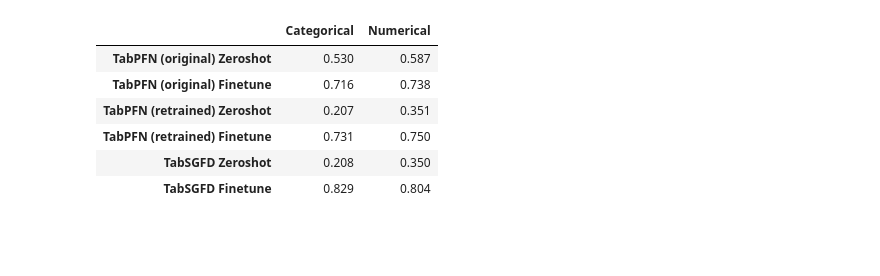
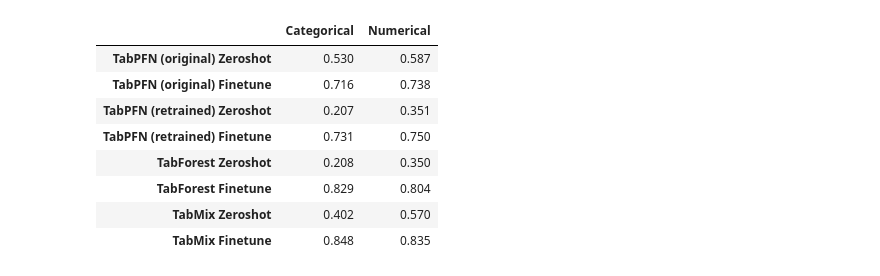
Before and after one commit to FelixdenBreejen/TabForestPFN, a Jupyter notebook: notebooks/analysis_whytrees_results.ipynb, the cells around one changed output. Cells and saved outputs as stored; diff of their text form; code cells hidden in the pictures; blank space fills up the shorter version.

```diff
--- a/notebooks/analysis_whytrees_results.ipynb
+++ b/notebooks/analysis_whytrees_results.ipynb
@@ -15,42 +15,48 @@ models = [
     ("TabPFN (original) Finetune", Path("outputs_done/whytrees_tabpfn_orig_finetune/tabpfn-default-categorical_classification")),
     ("TabPFN (retrained) Zeroshot", Path("outputs_done/whytrees_tabpfn_foun_zeroshot/foundation-default-categorical_classification")),
     ("TabPFN (retrained) Finetune", Path("outputs_done/whytrees_tabpfn_foun_finetune/foundation-default-categorical_classification")),
-    ("TabSGFD Zeroshot", Path("outputs_done/whytrees_tabsgfd_zeroshot/foundation-default-categorical_classification")),
-    ("TabSGFD Finetune", Path("outputs_done/whytrees_tabsgfd_finetune/foundation-default-categorical_classification")),
+    ("TabForest Zeroshot", Path("outputs_done/whytrees_tabsgfd_zeroshot/foundation-default-categorical_classification")),
+    ("TabForest Finetune", Path("outputs_done/whytrees_tabsgfd_finetune/foundation-default-categorical_classification")),
+    ("TabMix Zeroshot", Path("outputs_done/foundation_mix_600k_zeroshot/foundation-default-categorical_classification")),
+    ("TabMix Finetune", Path("outputs_done/foundation_mix_600k_finetune/test_categorical_classification")),
 ]
 
 models_numerical = [
     ("TabPFN (original) Zeroshot", Path("outputs_done/whytrees_tabpfn_orig_zeroshot/tabpfn-default-numerical_classification")),
     ("TabPFN (original) Finetune", Path("outputs_done/whytrees_tabpfn_orig_finetune/tabpfn-default-numerical_classification")),
     ("TabPFN (retrained) Zeroshot", Path("outputs_done/whytrees_tabpfn_foun_zeroshot/foundation-default-numerical_classification")),
     ("TabPFN (retrained) Finetune", Path("outputs_done/whytrees_tabpfn_foun_finetune/foundation-default-numerical_classification")),
-    ("TabSGFD Zeroshot", Path("outputs_done/whytrees_tabsgfd_zeroshot/foundation-default-numerical_classification")),
-    ("TabSGFD Finetune", Path("outputs_done/whytrees_tabsgfd_finetune/foundation-default-numerical_classification")),
+    ("TabForest Zeroshot", Path("outputs_done/whytrees_tabsgfd_zeroshot/foundation-default-numerical_classification")),
+    ("TabForest Finetune", Path("outputs_done/whytrees_tabsgfd_finetune/foundation-default-numerical_classification")),
+    ("TabMix Zeroshot", Path("outputs_done/foundation_mix_600k_zeroshot/foundation-default-numerical_classification")),
+    ("TabMix Finetune", Path("outputs_done/foundation_mix_600k_finetune/test_numerical_classification")),
 ]
 
 accuracy_categorical = {}
 
 for model_name, model_path in models:
     arr = np.load(model_path / "dataset_plot_combined.npy")
     accuracy_categorical[model_name] = arr[0, -1, 0]
 
 accuracy_numerical = {}
 
 for model_name, model_path in models_numerical:
     arr = np.load(model_path / "dataset_plot_combined.npy")
     accuracy_numerical[model_name] = arr[0, -1, 0]
 
 # rows are models, columns are categorical/numerical, data are above accuracies
 df = pd.DataFrame([accuracy_categorical, accuracy_numerical], index=["Categorical", "Numerical"]).T
 df.round(3)
 # %% [output]
 |  | Categorical | Numerical |
 | TabPFN (original) Zeroshot | 0.530 | 0.587 |
 | TabPFN (original) Finetune | 0.716 | 0.738 |
 | TabPFN (retrained) Zeroshot | 0.207 | 0.351 |
 | TabPFN (retrained) Finetune | 0.731 | 0.750 |
-| TabSGFD Zeroshot | 0.208 | 0.350 |
-| TabSGFD Finetune | 0.829 | 0.804 |
+| TabForest Zeroshot | 0.208 | 0.350 |
+| TabForest Finetune | 0.829 | 0.804 |
+| TabMix Zeroshot | 0.402 | 0.570 |
+| TabMix Finetune | 0.848 | 0.835 |
 # %%
 import numpy as np
 from pathlib import Path
```
Also changed, not shown: 1 other file.
